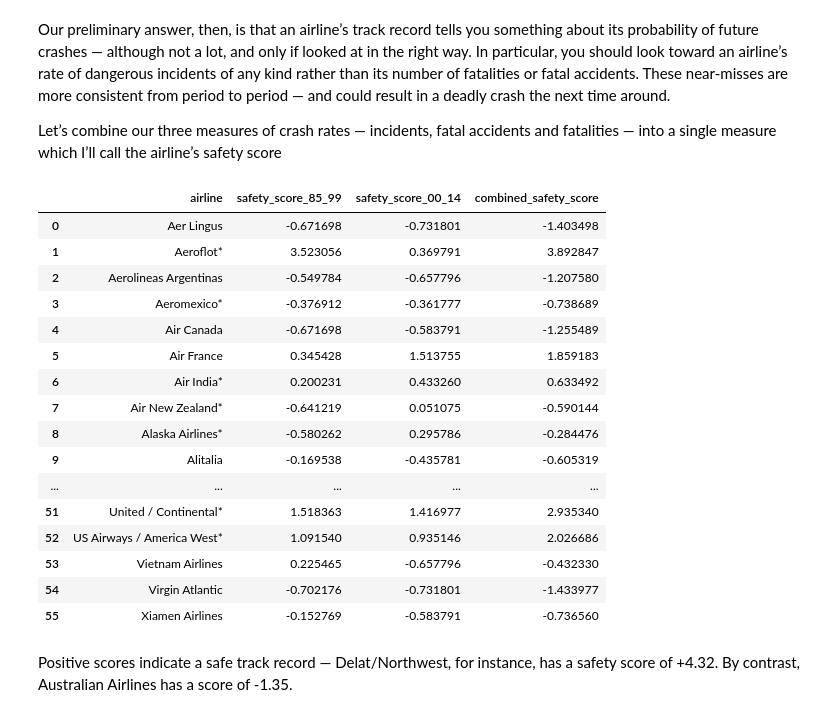
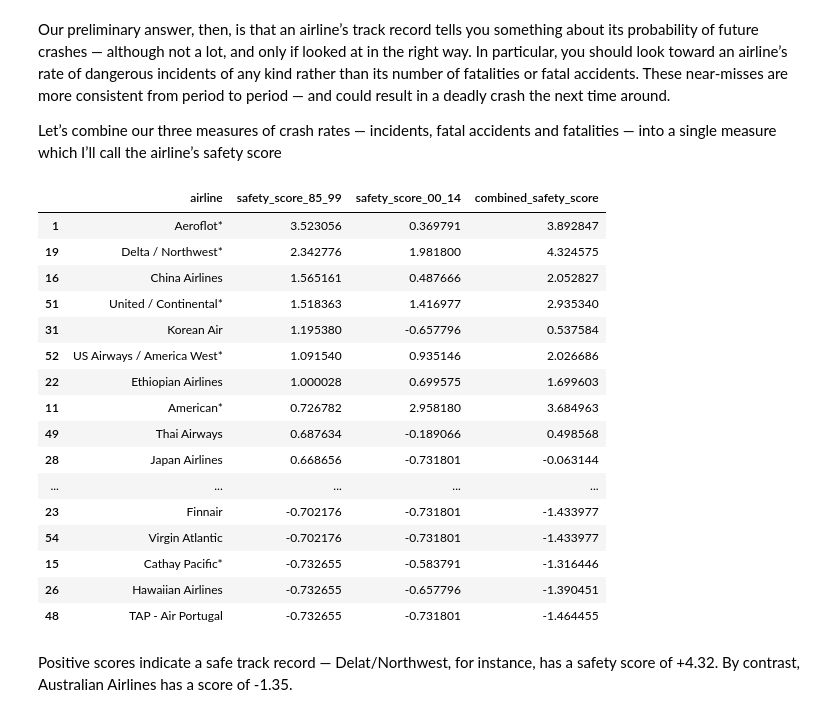
Before and after one commit to malhotransh/MachineLearning, a Jupyter notebook: DataStoryTelling/story_from_dataset.ipynb, the cells around one changed output. Drawn from its saved outputs; the diff is of its cells as text; code cells hidden in the pictures.

```diff
--- a/DataStoryTelling/story_from_dataset.ipynb
+++ b/DataStoryTelling/story_from_dataset.ipynb
@@ -310,26 +310,27 @@ airline_safety['safety_score_00_14'] = (incidents_safety_score_00_14 + fatal_acc
 airline_safety['combined_safety_score']=airline_safety['safety_score_85_99'] + airline_safety['safety_score_00_14']
 # %%
 cm = sns.light_palette("green", as_cmap=True)
+df = airline_safety.sort_values(by=['safety_score_85_99','safety_score_00_14','combined_safety_score'],ascending=False)
 
-s = airline_safety[['airline','safety_score_85_99','safety_score_00_14','combined_safety_score']].style.background_gradient(cmap=cm)
+s = df[['airline','safety_score_85_99','safety_score_00_14','combined_safety_score']].style.background_gradient(cmap=cm)
 s
 # %% [output]
 |  | airline | safety_score_85_99 | safety_score_00_14 | combined_safety_score |
-| 0 | Aer Lingus | -0.671698 | -0.731801 | -1.403498 |
 | 1 | Aeroflot* | 3.523056 | 0.369791 | 3.892847 |
-| 2 | Aerolineas Argentinas | -0.549784 | -0.657796 | -1.207580 |
-| 3 | Aeromexico* | -0.376912 | -0.361777 | -0.738689 |
-| 4 | Air Canada | -0.671698 | -0.583791 | -1.255489 |
-| 5 | Air France | 0.345428 | 1.513755 | 1.859183 |
-| 6 | Air India* | 0.200231 | 0.433260 | 0.633492 |
-| 7 | Air New Zealand* | -0.641219 | 0.051075 | -0.590144 |
-| 8 | Alaska Airlines* | -0.580262 | 0.295786 | -0.284476 |
-| 9 | Alitalia | -0.169538 | -0.435781 | -0.605319 |
+| 19 | Delta / Northwest* | 2.342776 | 1.981800 | 4.324575 |
+| 16 | China Airlines | 1.565161 | 0.487666 | 2.052827 |
+| 51 | United / Continental* | 1.518363 | 1.416977 | 2.935340 |
+| 31 | Korean Air | 1.195380 | -0.657796 | 0.537584 |
+| 52 | US Airways / America West* | 1.091540 | 0.935146 | 2.026686 |
+| 22 | Ethiopian Airlines | 1.000028 | 0.699575 | 1.699603 |
+| 11 | American* | 0.726782 | 2.958180 | 3.684963 |
+| 49 | Thai Airways | 0.687634 | -0.189066 | 0.498568 |
+| 28 | Japan Airlines | 0.668656 | -0.731801 | -0.063144 |
 | ... | ... | ... | ... | ... |
-| 51 | United / Continental* | 1.518363 | 1.416977 | 2.935340 |
-| 52 | US Airways / America West* | 1.091540 | 0.935146 | 2.026686 |
-| 53 | Vietnam Airlines | 0.225465 | -0.657796 | -0.432330 |
+| 23 | Finnair | -0.702176 | -0.731801 | -1.433977 |
 | 54 | Virgin Atlantic | -0.702176 | -0.731801 | -1.433977 |
-| 55 | Xiamen Airlines | -0.152769 | -0.583791 | -0.736560 |
+| 15 | Cathay Pacific* | -0.732655 | -0.583791 | -1.316446 |
+| 26 | Hawaiian Airlines | -0.732655 | -0.657796 | -1.390451 |
+| 48 | TAP - Air Portugal | -0.732655 | -0.731801 | -1.464455 |
 # %% [markdown]
 Positive scores indicate a safe track record — Delat/Northwest, for instance, has a safety score of +4.32. By contrast, Australian Airlines has a score of -1.35.
```
Also changed, not shown: parts of 1 cell of this notebook.
